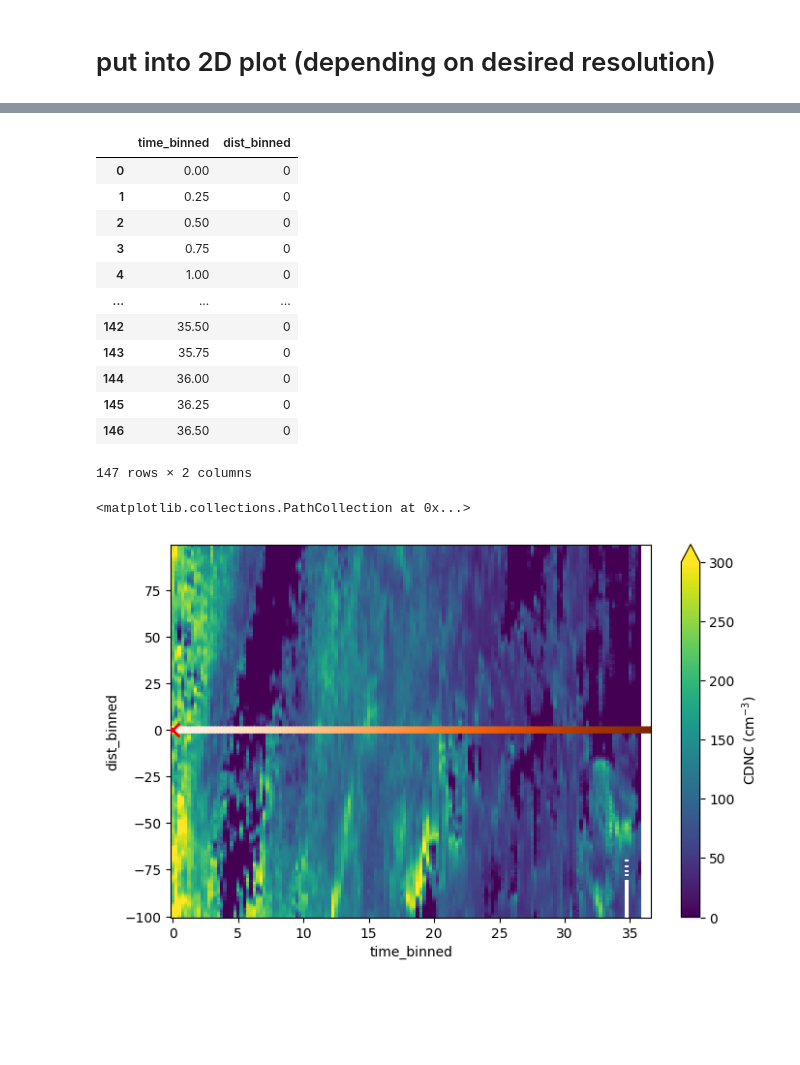
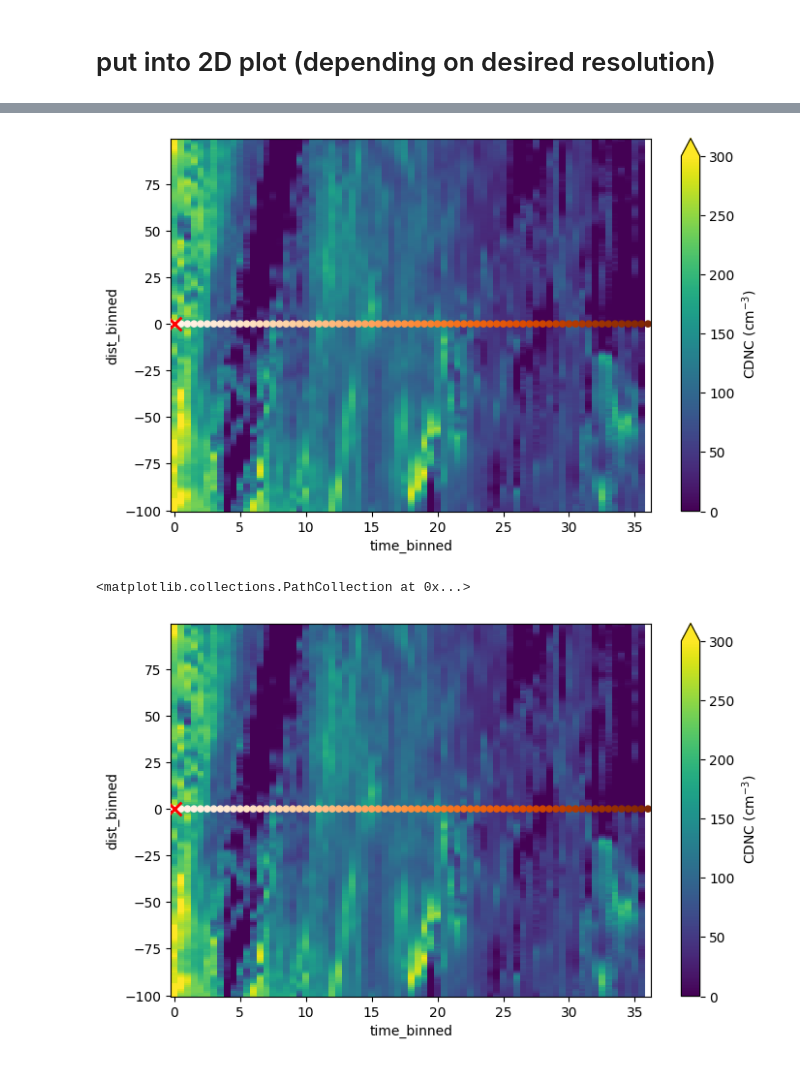
Before and after one commit to annatippett/geotracks, a Jupyter notebook: src/examples/example.ipynb, the cells around one changed output, grey strips where cells are left out. Saved outputs shown, nothing was run; the diff lists cells and outputs as text; code cells hidden in the pictures; blank space fills up the shorter version.

```diff
--- a/src/examples/example.ipynb
+++ b/src/examples/example.ipynb
@@ -92,27 +75,49 @@ Coordinates:
-# %%
-zeroline.to_dataframe('zero').reset_index()[['time_binned','dist_binned']]
-# %% [output]
-|  | time_binned | dist_binned |
-| 0 | 0.00 | 0 |
-| 1 | 0.25 | 0 |
-| 2 | 0.50 | 0 |
-| 3 | 0.75 | 0 |
-| 4 | 1.00 | 0 |
-| ... | ... | ... |
-| 142 | 35.50 | 0 |
-| 143 | 35.75 | 0 |
-| 144 | 36.00 | 0 |
-| 145 | 36.25 | 0 |
-| 146 | 36.50 | 0 |
-147 rows × 2 columns
+# %%
+DIST_BINS = np.arange(-100, 101, 1)
+TIME_BINS = np.arange(0, 37, 0.5)
+
+
+df2["dist_binned"] = pd.cut(
+    df2["distance_from_track"], DIST_BINS, labels=DIST_BINS[:-1]
+)
+df2["time_binned"] = pd.cut(df2["time_along_track"], TIME_BINS, labels=TIME_BINS[:-1])
+
+df22d = pd.pivot_table(
+    df2,
+    index="dist_binned",
+    columns="time_binned",
+    values="data",
+    aggfunc="mean",
+    dropna=False,
+)
+ds2d_2 = xr.DataArray(df22d).isel(dist_binned=slice(1, 201))
+ds2d_2=ds2d_2.to_dataset(name='cdnc')
+ds2d_2['counts']=pd.pivot_table(
+    df2,
+    index="dist_binned",
+    columns="time_binned",
+    values="data",
+    aggfunc="count",
+    dropna=False,
+)
 # %%
 fig,ax=plt.subplots(figsize=(8, 5))
-ds2d.plot(vmax=300, ax=ax, cmap='viridis', cbar_kwargs={'label': 'CDNC (cm$^{-3}$)'})
-zeroline= 0 * ds2d.sel(dist_binned=0)
+ds2d_1.cdnc.plot(vmax=300, ax=ax, cmap='viridis', cbar_kwargs={'label': 'CDNC (cm$^{-3}$)'})
+zeroline= 0 * ds2d_1.cdnc.sel(dist_binned=0)
 zeroline=zeroline.to_dataframe('zero').reset_index()[['time_binned','dist_binned']]
 lplot=zeroline.plot.scatter(x='time_binned', y='dist_binned', c=np.linspace(0, 1, len(zeroline)),zorder=10,ax=ax,cmap='Oranges',colorbar=False)
 ax.scatter(0,0, c='red', s=100, lw=2, marker='x',zorder=20)
 # ax.scatter(0, color=np.linspace(0,1,37),cmap=,'Reds', lw=1, ls='--')
+plt.show()
+
+fig,ax=plt.subplots(figsize=(8, 5))
+ds2d_2.cdnc.plot(vmax=300, ax=ax, cmap='viridis', cbar_kwargs={'label': 'CDNC (cm$^{-3}$)'})
+zeroline= 0 * ds2d_2.cdnc.sel(dist_binned=0)
+zeroline=zeroline.to_dataframe('zero').reset_index()[['time_binned','dist_binned']]
+lplot=zeroline.plot.scatter(x='time_binned', y='dist_binned', c=np.linspace(0, 1, len(zeroline)),zorder=10,ax=ax,cmap='Oranges',colorbar=False)
+ax.scatter(0,0, c='red', s=100, lw=2, marker='x',zorder=20)
+# ax.scatter(0, color=np.linspace(0,1,37),cmap=,'Reds', lw=1, ls='--')
 # %% [output]
+[figure, new version]
 <matplotlib.collections.PathCollection at 0x...>
-[figure, old version]
+[figure, added]
```
Also changed, not shown: parts of 5 cells of this notebook, 1 other file.
